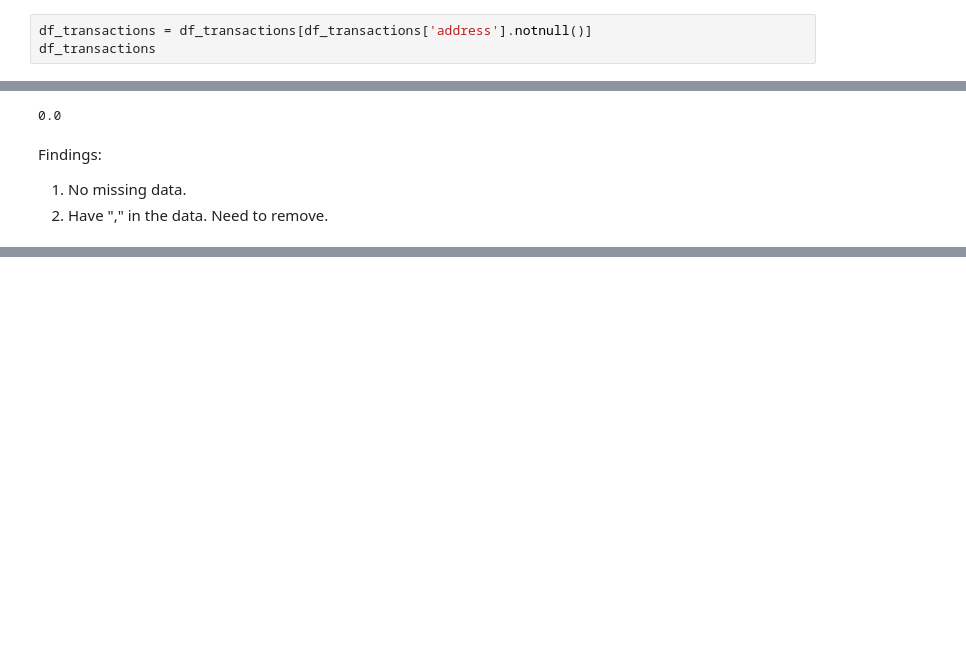
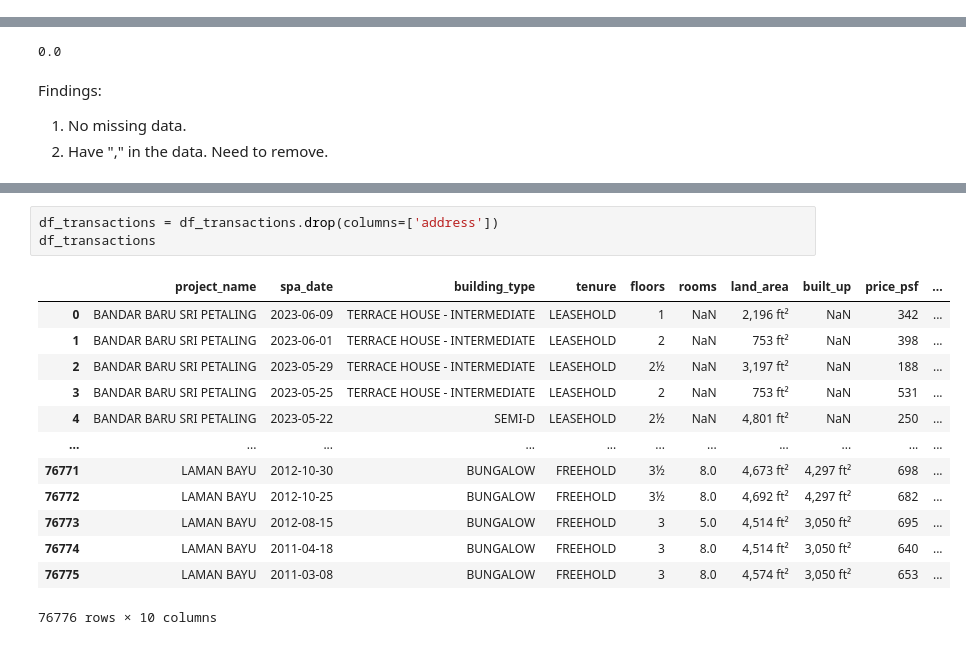
Before and after one commit to yuenherny/kl-house-price-forecasting, a Jupyter notebook: notebooks/Transactions - Data Exploration & Cleaning.ipynb, the cells around one changed output, grey strips where cells are left out. Saved outputs shown, nothing was run; the diff lists cells and outputs as text; blank space fills up the shorter version.

```diff
--- a/notebooks/Transactions - Data Exploration & Cleaning.ipynb
+++ b/notebooks/Transactions - Data Exploration & Cleaning.ipynb
@@ -104,3 +104,0 @@ We can drop these columns based on the following reasons:
-# %%
-df_transactions = df_transactions[df_transactions['address'].notnull()]
-df_transactions
@@ -322,0 +332,17 @@ Findings:
+# %%
+df_transactions = df_transactions.drop(columns=['address'])
+df_transactions
+# %% [output]
+|  | project_name | spa_date | building_type | tenure | floors | rooms | land_area | built_up | price_psf | ... |
+| 0 | BANDAR BARU SRI PETALING | 2023-06-09 | TERRACE HOUSE - INTERMEDIATE | LEASEHOLD | 1 | NaN | 2,196 ft² | NaN | 342 | ... |
+| 1 | BANDAR BARU SRI PETALING | 2023-06-01 | TERRACE HOUSE - INTERMEDIATE | LEASEHOLD | 2 | NaN | 753 ft² | NaN | 398 | ... |
+| 2 | BANDAR BARU SRI PETALING | 2023-05-29 | TERRACE HOUSE - INTERMEDIATE | LEASEHOLD | 2½ | NaN | 3,197 ft² | NaN | 188 | ... |
+| 3 | BANDAR BARU SRI PETALING | 2023-05-25 | TERRACE HOUSE - INTERMEDIATE | LEASEHOLD | 2 | NaN | 753 ft² | NaN | 531 | ... |
+| 4 | BANDAR BARU SRI PETALING | 2023-05-22 | SEMI-D | LEASEHOLD | 2½ | NaN | 4,801 ft² | NaN | 250 | ... |
+| ... | ... | ... | ... | ... | ... | ... | ... | ... | ... | ... |
+| 76771 | LAMAN BAYU | 2012-10-30 | BUNGALOW | FREEHOLD | 3½ | 8.0 | 4,673 ft² | 4,297 ft² | 698 | ... |
+| 76772 | LAMAN BAYU | 2012-10-25 | BUNGALOW | FREEHOLD | 3½ | 8.0 | 4,692 ft² | 4,297 ft² | 682 | ... |
+| 76773 | LAMAN BAYU | 2012-08-15 | BUNGALOW | FREEHOLD | 3 | 5.0 | 4,514 ft² | 3,050 ft² | 695 | ... |
+| 76774 | LAMAN BAYU | 2011-04-18 | BUNGALOW | FREEHOLD | 3 | 8.0 | 4,514 ft² | 3,050 ft² | 640 | ... |
+| 76775 | LAMAN BAYU | 2011-03-08 | BUNGALOW | FREEHOLD | 3 | 8.0 | 4,574 ft² | 3,050 ft² | 653 | ... |
+76776 rows × 10 columns
```
Also changed, not shown: parts of 27 cells of this notebook, 1 other file.
